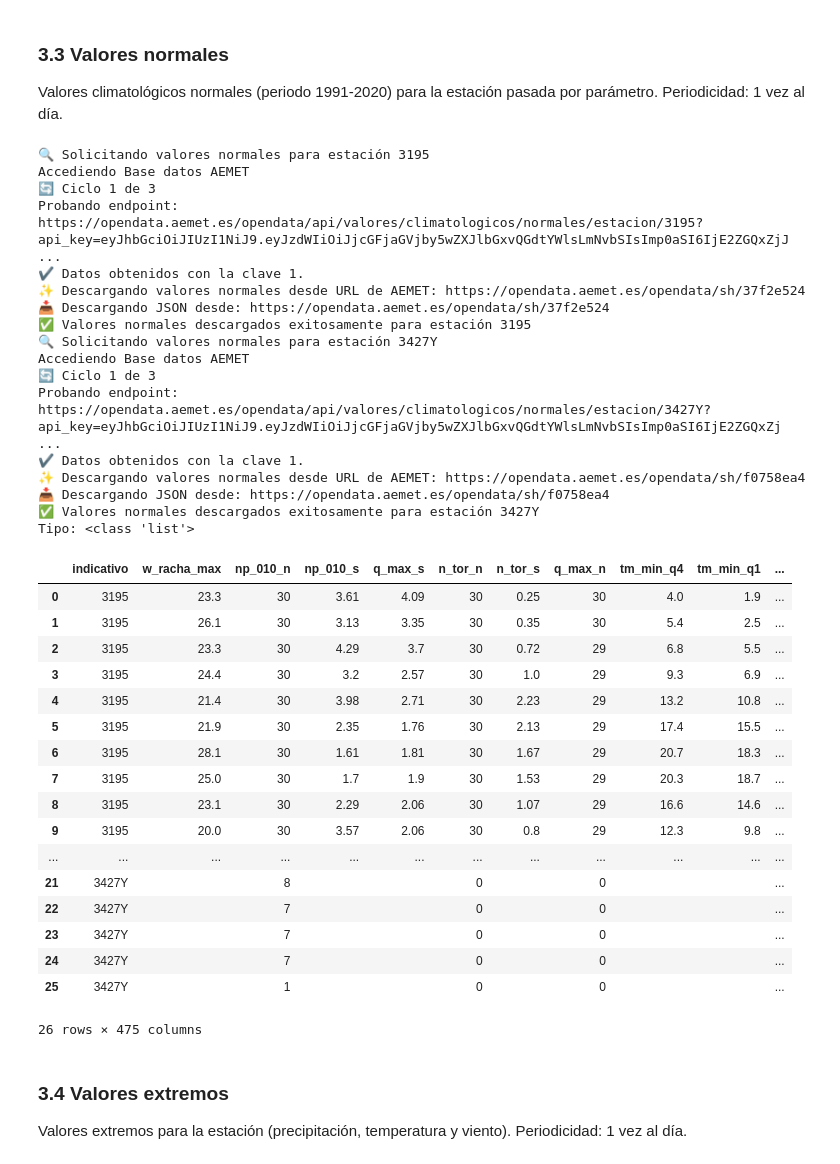
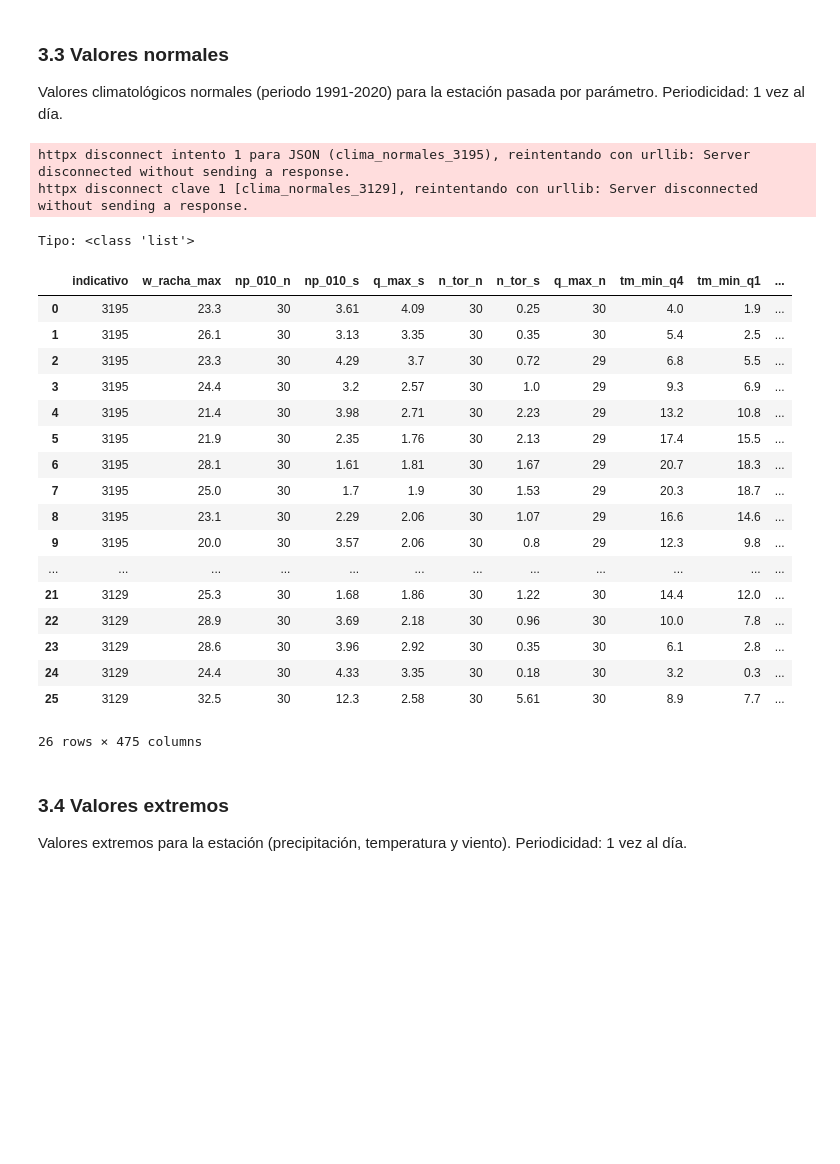
Before and after one commit to DatosMeteo/ametdata-py, a Jupyter notebook: demo/demo_functions.ipynb, the cells around one changed output. Cells and saved outputs as stored; diff of their text form; code cells hidden in the pictures; blank space fills up the shorter version.

```diff
--- a/demo/demo_functions.ipynb
+++ b/demo/demo_functions.ipynb
@@ -65,8 +83,13 @@ avisos_2026-01-03_2026-01-04.tar.gz
 # %% [markdown]
 ### 3.1 Climatología mensual
 # %%
-from aemetdata.climatologia import datos_mensuales
-resultado = await datos_mensuales(["3195","3427Y"], 2020, 2024, [API_KEY])
-print(f"Tipo: {type(resultado)}")
-pd.DataFrame(resultado)
+from aemetdata.utils.suport_functions import AemetError
+
+try:
+    from aemetdata.climatologia import datos_mensuales
+    resultado = await datos_mensuales(["3195","3129"], 2020, 2024, [API_KEY])
+    print(f"Tipo: {type(resultado)}")
+    display(pd.DataFrame(resultado))
+except (AemetError, Exception) as e:
+    print(f"Endpoint no disponible: {e}")
 # %% [output]
@@ -103,9 +117,13 @@ Tipo: <class 'list'>
 # %% [markdown]
 ### 3.2 Climatología diaria
 # %%
-from aemetdata.climatologia import datos_diarios
-# Ejemplo: dos estaciones, rango de fechas (solo AAAA-MM-DD)
-resultado = await datos_diarios(["3195","3427Y"], '2022-01-01', '2022-08-10', [API_KEY])
-print(f'Tipo: {type(resultado)}')
-pd.DataFrame(resultado)
+from aemetdata.utils.suport_functions import AemetError
+
+try:
+    from aemetdata.climatologia import datos_diarios
+    resultado = await datos_diarios(["3195","3129"], '2022-01-01', '2022-08-10', [API_KEY])
+    print(f'Tipo: {type(resultado)}')
+    display(pd.DataFrame(resultado))
+except (AemetError, Exception) as e:
+    print(f"Endpoint no disponible: {e}")
 # %% [output]
@@ -143,49 +149,38 @@ Tipo: <class 'list'>
 ### 3.3 Valores normales
 Valores climatológicos normales (periodo 1991-2020) para la estación pasada por parámetro. Periodicidad: 1 vez al día.
 # %%
-from aemetdata.climatologia import datos_normales
+from aemetdata.utils.suport_functions import AemetError
 
-# Valores normales
-resultado_normales = await datos_normales(["3195","3427Y"], [API_KEY])
-print(f"Tipo: {type(resultado_normales)}")
-import pandas as pd
-pd.DataFrame(resultado_normales)
+try:
+    from aemetdata.climatologia import datos_normales
+    resultado_normales = await datos_normales(["3195","3129"], [API_KEY])
+    print(f"Tipo: {type(resultado_normales)}")
+    import pandas as pd
+    display(pd.DataFrame(resultado_normales))
+except (AemetError, Exception) as e:
+    print(f"Endpoint no disponible: {e}")
 # %% [output]
-🔍 Solicitando valores normales para estación 3195
-Accediendo Base datos AEMET
-🔄 Ciclo 1 de 3
-Probando endpoint: https://opendata.aemet.es/opendata/api/valores/climatologicos/normales/estacion/3195?api_key=eyJhbGciOiJIUzI1NiJ9.eyJzdWIiOiJjcGFjaGVjby5wZXJlbGxvQGdtYWlsLmNvbSIsImp0aSI6IjE2ZGQxZjJ ...
-✔️ Datos obtenidos con la clave 1.
-✨ Descargando valores normales desde URL de AEMET: https://opendata.aemet.es/opendata/sh/37f2e524
-📥 Descargando JSON desde: https://opendata.aemet.es/opendata/sh/37f2e524
-✅ Valores normales descargados exitosamente para estación 3195
-🔍 Solicitando valores normales para estación 3427Y
-Accediendo Base datos AEMET
-🔄 Ciclo 1 de 3
-Probando endpoint: https://opendata.aemet.es/opendata/api/valores/climatologicos/normales/estacion/3427Y?api_key=eyJhbGciOiJIUzI1NiJ9.eyJzdWIiOiJjcGFjaGVjby5wZXJlbGxvQGdtYWlsLmNvbSIsImp0aSI6IjE2ZGQxZj ...
-✔️ Datos obtenidos con la clave 1.
-✨ Descargando valores normales desde URL de AEMET: https://opendata.aemet.es/opendata/sh/f0758ea4
-📥 Descargando JSON desde: https://opendata.aemet.es/opendata/sh/f0758ea4
-✅ Valores normales descargados exitosamente para estación 3427Y
-Tipo: <class 'list'>
+httpx disconnect intento 1 para JSON (clima_normales_3195), reintentando con urllib: Server disconnected without sending a response.
+httpx disconnect clave 1 [clima_normales_3129], reintentando con urllib: Server disconnected without sending a response.
+Tipo: <class 'list'>
 |  | indicativo | w_racha_max | np_010_n | np_010_s | q_max_s | n_tor_n | n_tor_s | q_max_n | tm_min_q4 | tm_min_q1 | ... |
 | 0 | 3195 | 23.3 | 30 | 3.61 | 4.09 | 30 | 0.25 | 30 | 4.0 | 1.9 | ... |
 | 1 | 3195 | 26.1 | 30 | 3.13 | 3.35 | 30 | 0.35 | 30 | 5.4 | 2.5 | ... |
 | 2 | 3195 | 23.3 | 30 | 4.29 | 3.7 | 30 | 0.72 | 29 | 6.8 | 5.5 | ... |
 | 3 | 3195 | 24.4 | 30 | 3.2 | 2.57 | 30 | 1.0 | 29 | 9.3 | 6.9 | ... |
 | 4 | 3195 | 21.4 | 30 | 3.98 | 2.71 | 30 | 2.23 | 29 | 13.2 | 10.8 | ... |
 | 5 | 3195 | 21.9 | 30 | 2.35 | 1.76 | 30 | 2.13 | 29 | 17.4 | 15.5 | ... |
 | 6 | 3195 | 28.1 | 30 | 1.61 | 1.81 | 30 | 1.67 | 29 | 20.7 | 18.3 | ... |
 | 7 | 3195 | 25.0 | 30 | 1.7 | 1.9 | 30 | 1.53 | 29 | 20.3 | 18.7 | ... |
 | 8 | 3195 | 23.1 | 30 | 2.29 | 2.06 | 30 | 1.07 | 29 | 16.6 | 14.6 | ... |
 | 9 | 3195 | 20.0 | 30 | 3.57 | 2.06 | 30 | 0.8 | 29 | 12.3 | 9.8 | ... |
 | ... | ... | ... | ... | ... | ... | ... | ... | ... | ... | ... | ... |
-| 21 | 3427Y |  | 8 |  |  | 0 |  | 0 |  |  | ... |
-| 22 | 3427Y |  | 7 |  |  | 0 |  | 0 |  |  | ... |
-| 23 | 3427Y |  | 7 |  |  | 0 |  | 0 |  |  | ... |
-| 24 | 3427Y |  | 7 |  |  | 0 |  | 0 |  |  | ... |
-| 25 | 3427Y |  | 1 |  |  | 0 |  | 0 |  |  | ... |
+| 21 | 3129 | 25.3 | 30 | 1.68 | 1.86 | 30 | 1.22 | 30 | 14.4 | 12.0 | ... |
+| 22 | 3129 | 28.9 | 30 | 3.69 | 2.18 | 30 | 0.96 | 30 | 10.0 | 7.8 | ... |
+| 23 | 3129 | 28.6 | 30 | 3.96 | 2.92 | 30 | 0.35 | 30 | 6.1 | 2.8 | ... |
+| 24 | 3129 | 24.4 | 30 | 4.33 | 3.35 | 30 | 0.18 | 30 | 3.2 | 0.3 | ... |
+| 25 | 3129 | 32.5 | 30 | 12.3 | 2.58 | 30 | 5.61 | 30 | 8.9 | 7.7 | ... |
-26 rows × 475 columns
+26 rows × 475 columns
 # %% [markdown]
 ### 3.4 Valores extremos
 Valores extremos para la estación  (precipitación, temperatura y viento). Periodicidad: 1 vez al día.
```
Also changed, not shown: parts of 23 cells of this notebook, 19 other files.
